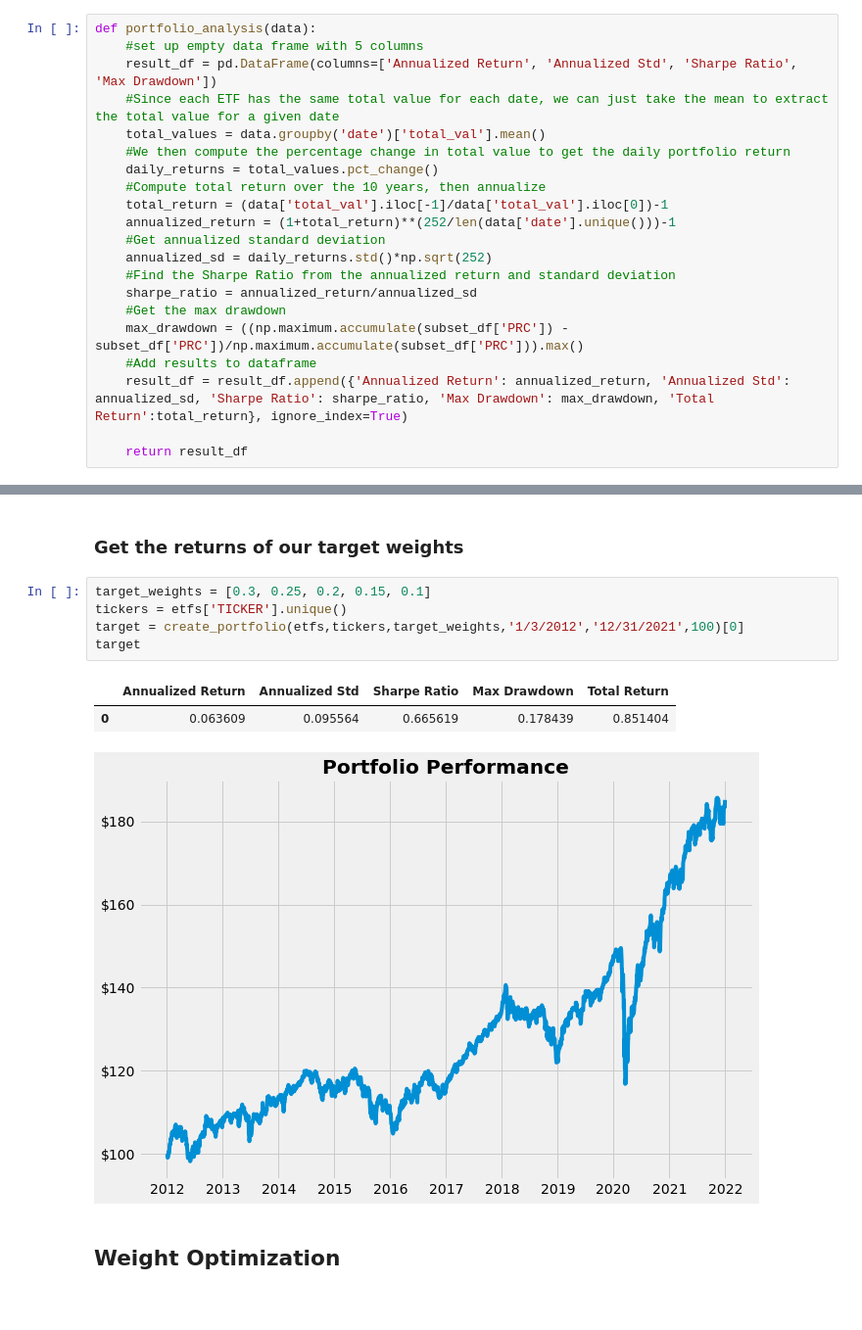
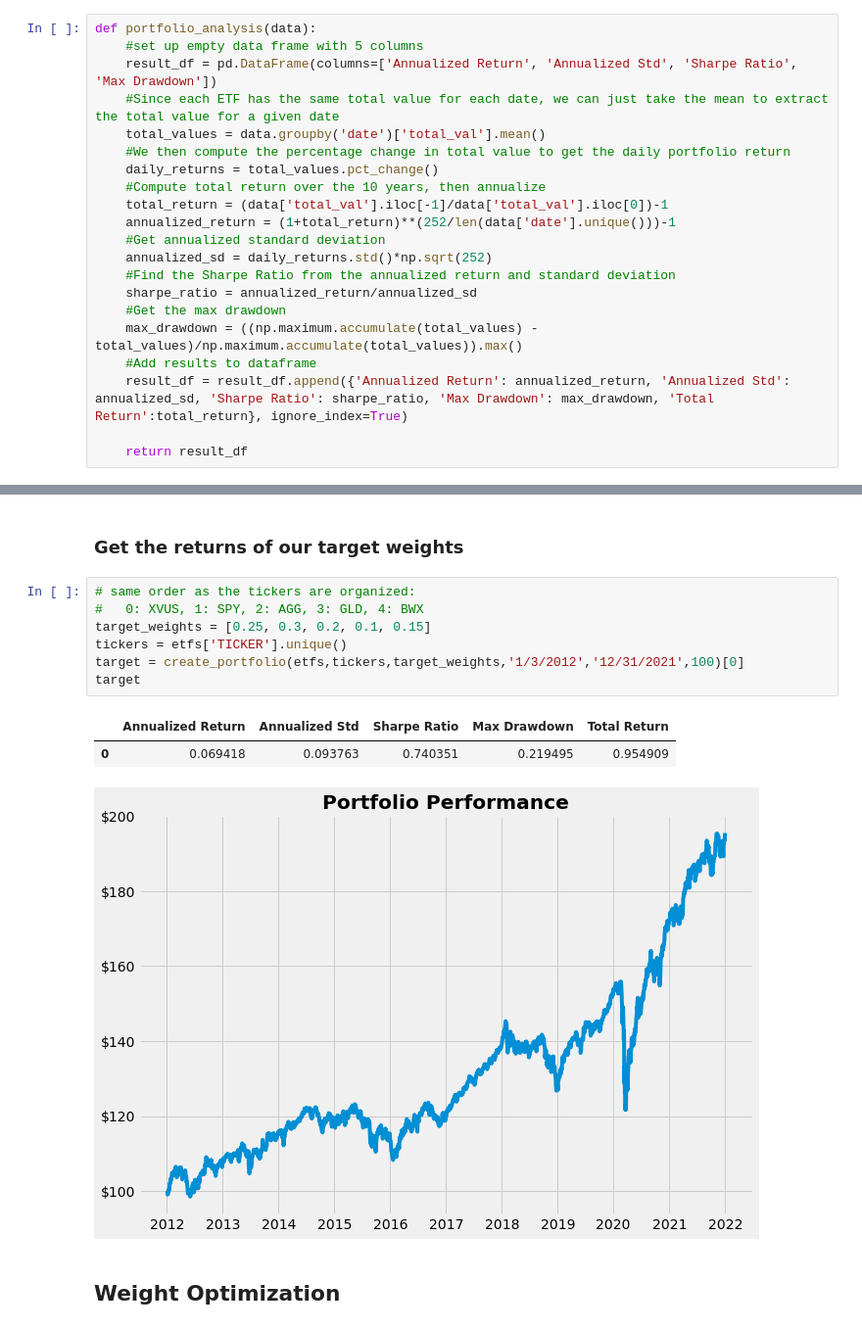
Before and after one commit to acremins1/Asset-Management-HW-1, a Jupyter notebook: Asset Management HW 3 new.ipynb, the cells around one changed output, grey strips where cells are left out. Shown at 98% size. Cells and saved outputs as stored; diff of their text form.

```diff
--- a/Asset Management HW 3 new.ipynb
+++ b/Asset Management HW 3 new.ipynb
@@ -153,7 +146,7 @@ def portfolio_analysis(data):
     #Find the Sharpe Ratio from the annualized return and standard deviation
     sharpe_ratio = annualized_return/annualized_sd
     #Get the max drawdown
-    max_drawdown = ((np.maximum.accumulate(subset_df['PRC']) - subset_df['PRC'])/np.maximum.accumulate(subset_df['PRC'])).max()
+    max_drawdown = ((np.maximum.accumulate(total_values) - total_values)/np.maximum.accumulate(total_values)).max()
     #Add results to dataframe
     result_df = result_df.append({'Annualized Return': annualized_return, 'Annualized Std': annualized_sd, 'Sharpe Ratio': sharpe_ratio, 'Max Drawdown': max_drawdown, 'Total Return':total_return}, ignore_index=True)
 
@@ -202,14 +195,16 @@ def create_portfolio(data,tickers,target_weights,min_date,max_date,initial_inves
 # %% [markdown]
 ### Get the returns of our target weights
 # %%
-target_weights = [0.3, 0.25, 0.2, 0.15, 0.1]
+# same order as the tickers are organized:
+#   0: XVUS, 1: SPY, 2: AGG, 3: GLD, 4: BWX
+target_weights = [0.25, 0.3, 0.2, 0.1, 0.15]
 tickers = etfs['TICKER'].unique()
 target = create_portfolio(etfs,tickers,target_weights,'1/3/2012','12/31/2021',100)[0]
 target
 # %% [output]
 |  | Annualized Return | Annualized Std | Sharpe Ratio | Max Drawdown | Total Return |
-| 0 | 0.063609 | 0.095564 | 0.665619 | 0.178439 | 0.851404 |
+| 0 | 0.069418 | 0.093763 | 0.740351 | 0.219495 | 0.954909 |
-[figure, old version]
+[figure, new version]
 # %% [markdown]
 ## Weight Optimization
 # %% [markdown]
```
Also changed, not shown: parts of 9 cells of this notebook.
